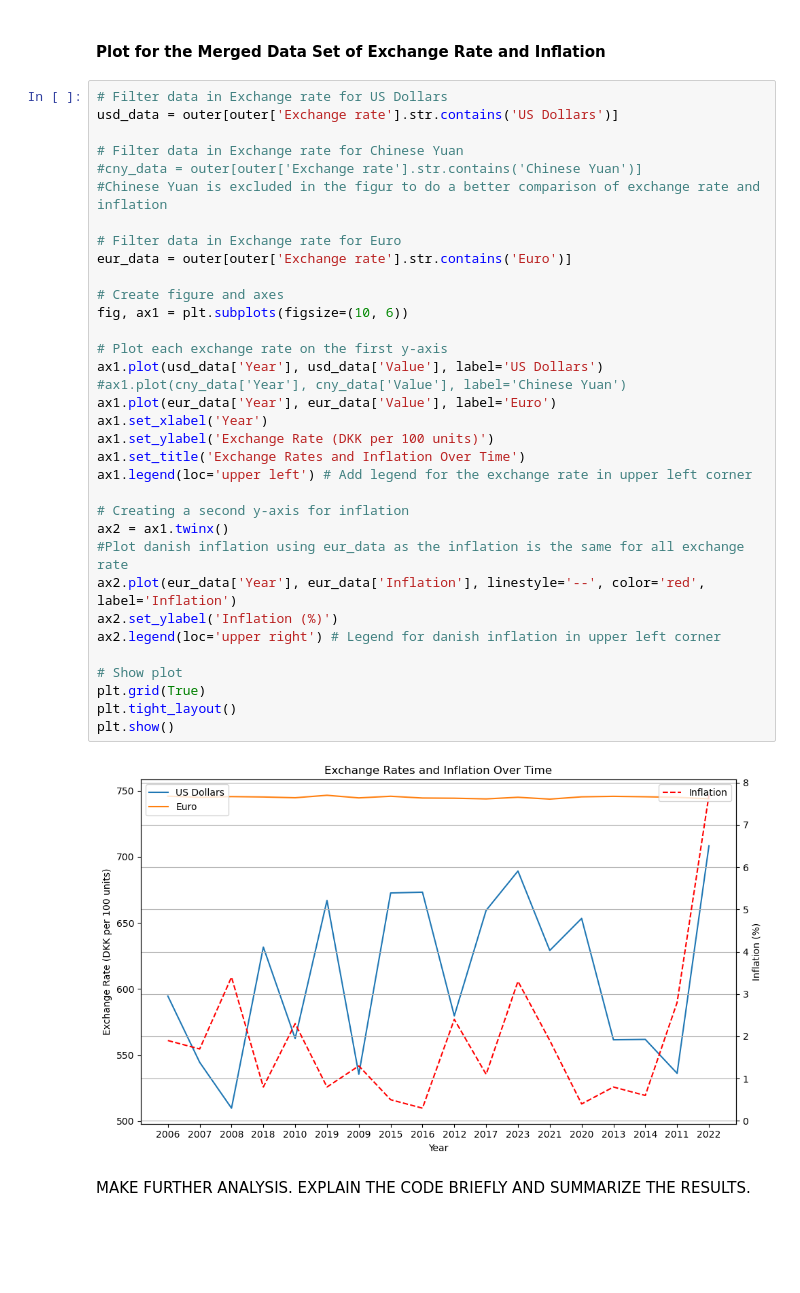
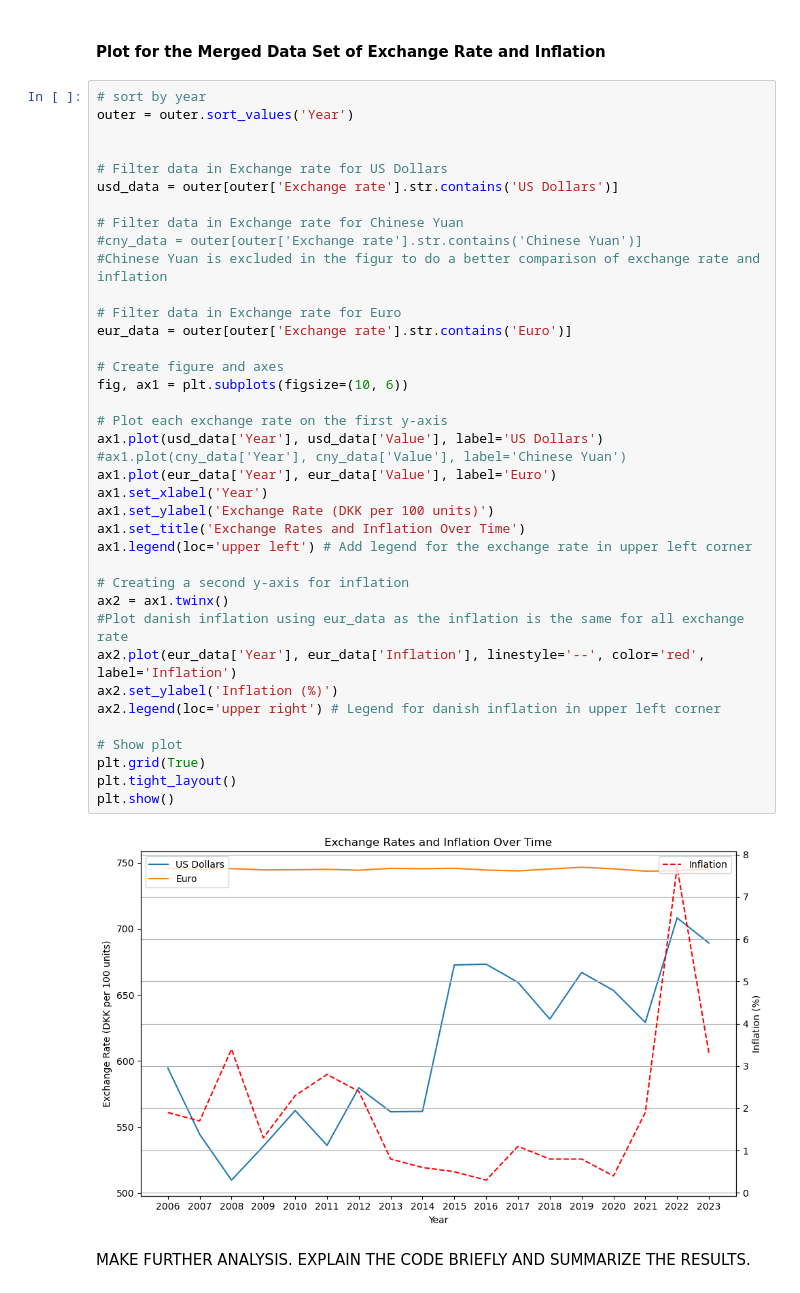
Before and after one commit to NumEconCopenhagen/projects-2024-sheng-og-anton, a Jupyter notebook: dataproject/dataproject.ipynb, the cells around one changed output. Cells and saved outputs as stored; diff of their text form; blank space fills up the shorter version.

Commit message:
sort by year

```diff
--- a/dataproject/dataproject.ipynb
+++ b/dataproject/dataproject.ipynb
@@ -408,6 +408,10 @@ The summary statistics shows a mean of 481.73 for Value of exchange rate per 100
 # %% [markdown]
 #### Plot for the Merged Data Set of Exchange Rate and Inflation
 # %%
+# sort by year
+outer = outer.sort_values('Year')
+
+
 # Filter data in Exchange rate for US Dollars
 usd_data = outer[outer['Exchange rate'].str.contains('US Dollars')]
 
@@ -415,34 +419,34 @@ usd_data = outer[outer['Exchange rate'].str.contains('US Dollars')]
 #cny_data = outer[outer['Exchange rate'].str.contains('Chinese Yuan')]
 #Chinese Yuan is excluded in the figur to do a better comparison of exchange rate and inflation
 
 # Filter data in Exchange rate for Euro
 eur_data = outer[outer['Exchange rate'].str.contains('Euro')]
 
 # Create figure and axes
 fig, ax1 = plt.subplots(figsize=(10, 6))
 
 # Plot each exchange rate on the first y-axis
 ax1.plot(usd_data['Year'], usd_data['Value'], label='US Dollars')
 #ax1.plot(cny_data['Year'], cny_data['Value'], label='Chinese Yuan')
 ax1.plot(eur_data['Year'], eur_data['Value'], label='Euro')
 ax1.set_xlabel('Year')
 ax1.set_ylabel('Exchange Rate (DKK per 100 units)')
 ax1.set_title('Exchange Rates and Inflation Over Time')
 ax1.legend(loc='upper left') # Add legend for the exchange rate in upper left corner
 
 # Creating a second y-axis for inflation
 ax2 = ax1.twinx()
 #Plot danish inflation using eur_data as the inflation is the same for all exchange rate
 ax2.plot(eur_data['Year'], eur_data['Inflation'], linestyle='--', color='red', label='Inflation')
 ax2.set_ylabel('Inflation (%)')
 ax2.legend(loc='upper right') # Legend for danish inflation in upper left corner
 
 # Show plot
 plt.grid(True)
 plt.tight_layout()
 plt.show()
 # %% [output]
-[figure, old version]
+[figure, new version]
 # %% [markdown]
 MAKE FURTHER ANALYSIS. EXPLAIN THE CODE BRIEFLY AND SUMMARIZE THE RESULTS.
 # %% [markdown]
```
